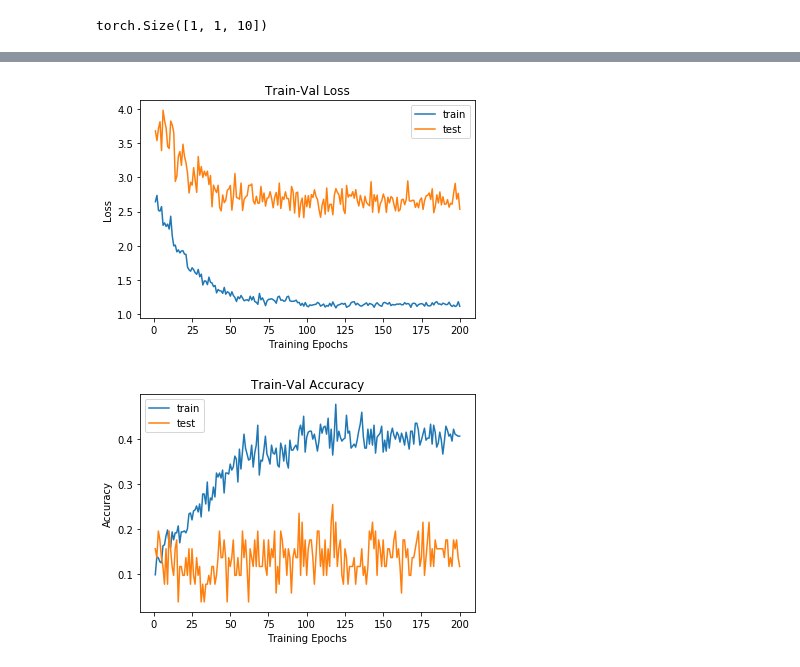
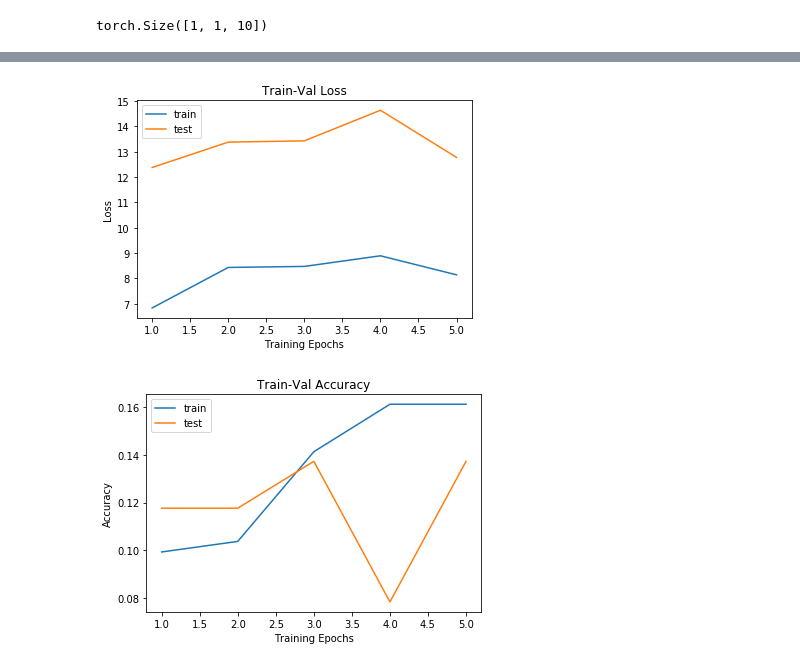
Before and after one commit to leonoqr/EE6934_Project2, a Jupyter notebook: Stage 2.2 - RNN Training with Normalized KPF and Penalty.ipynb, the cells around one changed output, grey strips where cells are left out. Cells and saved outputs as stored; diff of their text form; code cells hidden in the pictures.

```diff
--- a/Stage 2.2 - RNN Training with Normalized KPF and Penalty.ipynb
+++ b/Stage 2.2 - RNN Training with Normalized KPF and Penalty.ipynb
@@ -223,16 +262,15 @@ class SyncRNN(nn.Module):
 
         # Import Model Parameters
         num_classes = params_model["num_classes"]
+        dr_rate = params_model["dr_rate"] # dropout rate
         rnn_hidden_size = params_model["rnn_hidden_size"]
         rnn_num_layers = params_model["rnn_num_layers"]
         num_features = 168
-        batchsize = 1
 
         # Define Model Structure
+        self.dropout = nn.Dropout(dr_rate) # - do we need this?
         self.rnn = nn.LSTM(num_features, rnn_hidden_size, rnn_num_layers)
         self.fc1 = nn.Linear(rnn_hidden_size, num_classes)
-        self.h0 = torch.zeros(rnn_num_layers, batchsize, rnn_hidden_size).cuda() # Initial hidden state
-        self.c0 = torch.zeros(rnn_num_layers, batchsize, rnn_hidden_size).cuda() # Initial cell state
 
     def forward(self, x):
 
@@ -244,7 +282,7 @@ class SyncRNN(nn.Module):
         shaped_frame = x[:, frame_idx].view(batch_count, 1, feature_size)
 
         # Feed the first frame into the rnn
-        output, (hn, cn) = self.rnn(shaped_frame, (self.h0, self.c0))
+        output, (hn, cn) = self.rnn(shaped_frame)
 
         # Feed the rest of the frames
         for frame_idx in range(1, frame_count):
@@ -252,5 +290,4 @@ class SyncRNN(nn.Module):
             output, (hn, cn) = self.rnn(shaped_frame, (hn, cn))
 
         output = self.fc1(output)
-
         return output
@@ -293,2 +337,9 @@ with torch.no_grad():
 # %% [output]
 torch.Size([1, 1, 10])
+# %%
+device = torch.device("cuda:0" if torch.cuda.is_available() else "cpu")
+print(device)
+
+# Print Model Params
+model = model.to(device)
+model
@@ -305,12 +384,12 @@ os.makedirs("./models", exist_ok=True)
 
 # Define Training Parameters - tweak this
 train_params = {
-    "num_epochs": 200,
+    "num_epochs": 5,
     "ce_optimizer": ce_optimizer,
     "ce_lossfn": ce_lossfn,
     "penalty_weight": 0.3, # 70% CE, 30% class penalty
     "training_loader": training_loader,
     "testing_loader": testing_loader,
     "ce_lr_scheduler": ce_lr_scheduler,
-    "weights_path": "./models/weights_norm_compound.pt",
+    "weights_path": weight_path,
 }
@@ -317,3 +400,3 @@ train_params = {
 # %%
-trained_model, loss_hist, metric_hist = trainutils_compound.train_compound_model(model, train_params)
+trained_model, loss_hist, metric_hist = trainutils.train_compound_model(model, train_params)
 # %% [output]
@@ -346,5 +423,5 @@ for xb, yb in training_loader:
 # %%
-trainutils_compound.plot_loss(loss_hist, metric_hist)
+trainutils.plot_loss(loss_hist, metric_hist)
 # %% [output]
-[figure, old version]
+[figure, new version]
-[figure, old version]
+[figure, new version]
```
Also changed, not shown: parts of 31 cells of this notebook, 8 other files.
